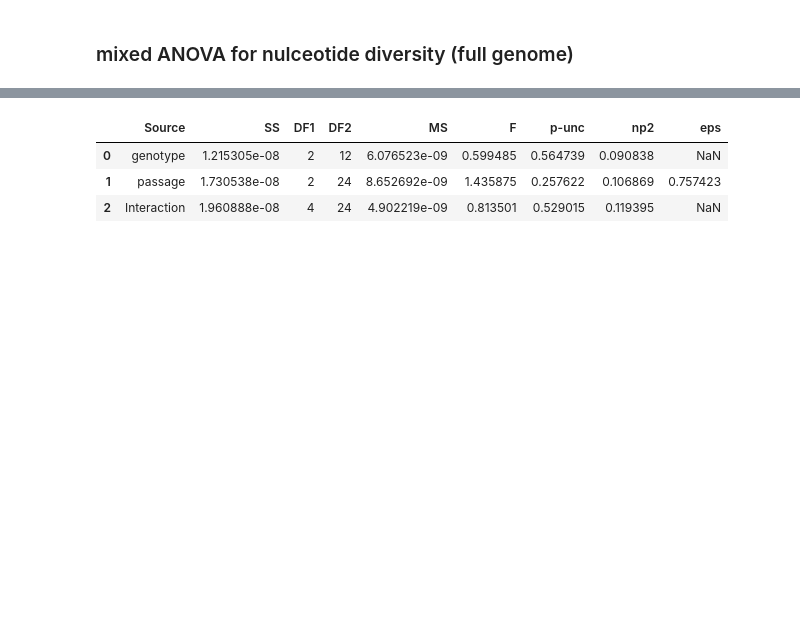
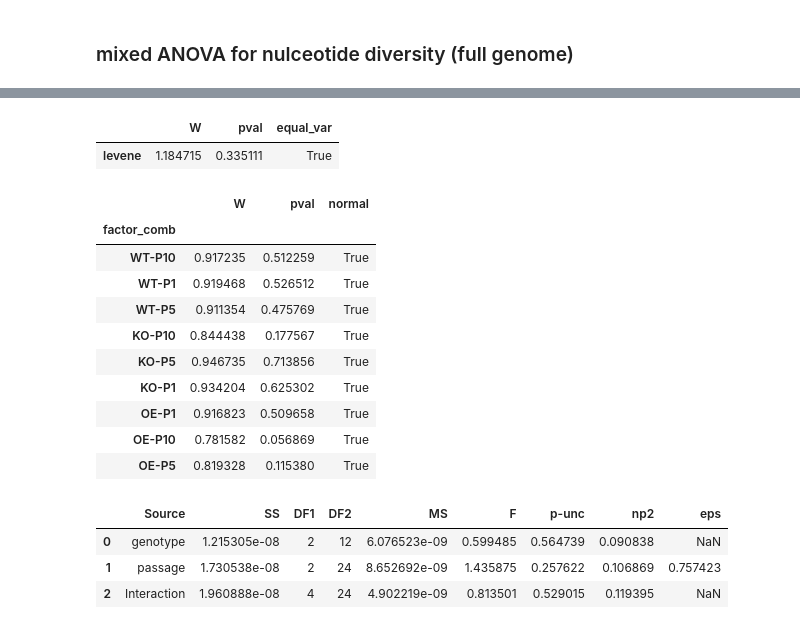
Before and after one commit to LaraFuhrmann/DCV-Evolution-Data-Processing, a Jupyter notebook: workflow/notebooks/Supplementary_Figure_3A_population_nucleotide_diversity.ipynb, the cells around one changed output, grey strips where cells are left out. Cells and saved outputs as stored; diff of their text form; code cells hidden in the pictures; blank space fills up the shorter version.

```diff
--- a/workflow/notebooks/Supplementary_Figure_3A_population_nucleotide_diversity.ipynb
+++ b/workflow/notebooks/Supplementary_Figure_3A_population_nucleotide_diversity.ipynb
@@ -143,3 +129,24 @@ sns.pointplot(
+# %%
+df_pop_long['factor_comb']=df_pop_long["genotype"] + '-'+df_pop_long["passage"]
+df_pop_long["pi_log"] = np.log(df_pop_long["pi"])
+pg.homoscedasticity(df_pop_long[df_pop_long['measure']=="fullgenome"], dv="pi", group="factor_comb")
+# %% [output]
+|  | W | pval | equal_var |
+| levene | 1.184715 | 0.335111 | True |
+# %%
+pg.normality(df_pop_long[df_pop_long['measure']=="fullgenome"], dv='pi', group='factor_comb')
+# %% [output]
+|  | W | pval | normal |
+| factor_comb |  |  |  |
+| WT-P10 | 0.917235 | 0.512259 | True |
+| WT-P1 | 0.919468 | 0.526512 | True |
+| WT-P5 | 0.911354 | 0.475769 | True |
+| KO-P10 | 0.844438 | 0.177567 | True |
+| KO-P5 | 0.946735 | 0.713856 | True |
+| KO-P1 | 0.934204 | 0.625302 | True |
+| OE-P1 | 0.916823 | 0.509658 | True |
+| OE-P10 | 0.781582 | 0.056869 | True |
+| OE-P5 | 0.819328 | 0.115380 | True |
 # %%
 df_pop_long['id'] = df_pop_long['genotype'] + df_pop_long['replicate']
 
```
Also changed, not shown: parts of 9 cells of this notebook.
